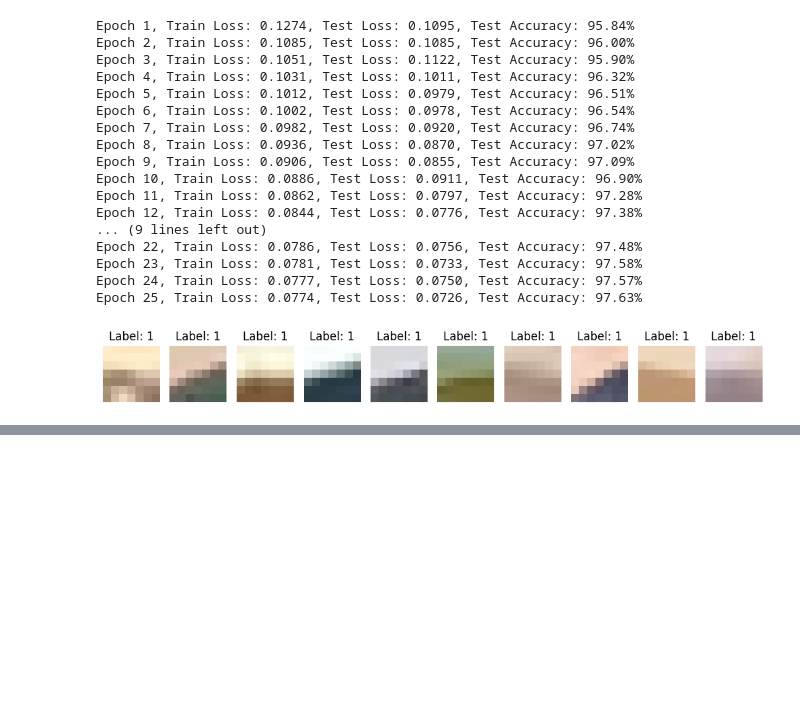
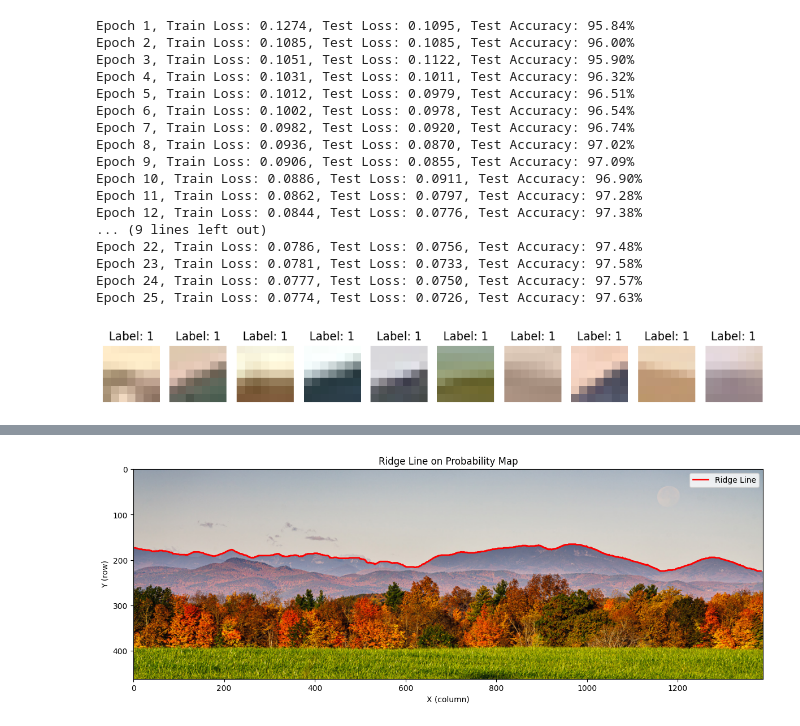
Before and after one commit to csci701s25/snowbowl-savant, a Jupyter notebook: EdgeDetection/edge_detection.ipynb, the cells around one changed output, grey strips where cells are left out. Saved outputs shown, nothing was run; the diff lists cells and outputs as text; code cells hidden in the pictures; blank space fills up the shorter version.

```diff
--- a/EdgeDetection/edge_detection.ipynb
+++ b/EdgeDetection/edge_detection.ipynb
@@ -346,0 +416,25 @@ plot_ridge(prob_map, ridge)
+# %%
+# Load image
+img_path = "test_images/midd.jpg"
+image = cv2.imread(img_path)
+
+# Get original dimensions
+original_height, original_width = image.shape[:2]
+
+# Desired width
+new_width = 1388
+
+# Calculate new height to maintain aspect ratio
+aspect_ratio = original_height / original_width
+new_height = int(new_width * aspect_ratio)
+
+# Resize the image
+image = cv2.resize(image, (new_width, new_height))
+
+image_gray = cv2.cvtColor(image, cv2.COLOR_BGR2GRAY)
+edges = cv2.Canny(image_gray, 50, 200)
+
+ridge = find_ridge_new(image, model)
+plot_ridge(cv2.cvtColor(image, cv2.COLOR_BGR2RGB), ridge)
+# %% [output]
+[figure, added]
```
Also changed, not shown: parts of 4 cells of this notebook, 2 other files.
